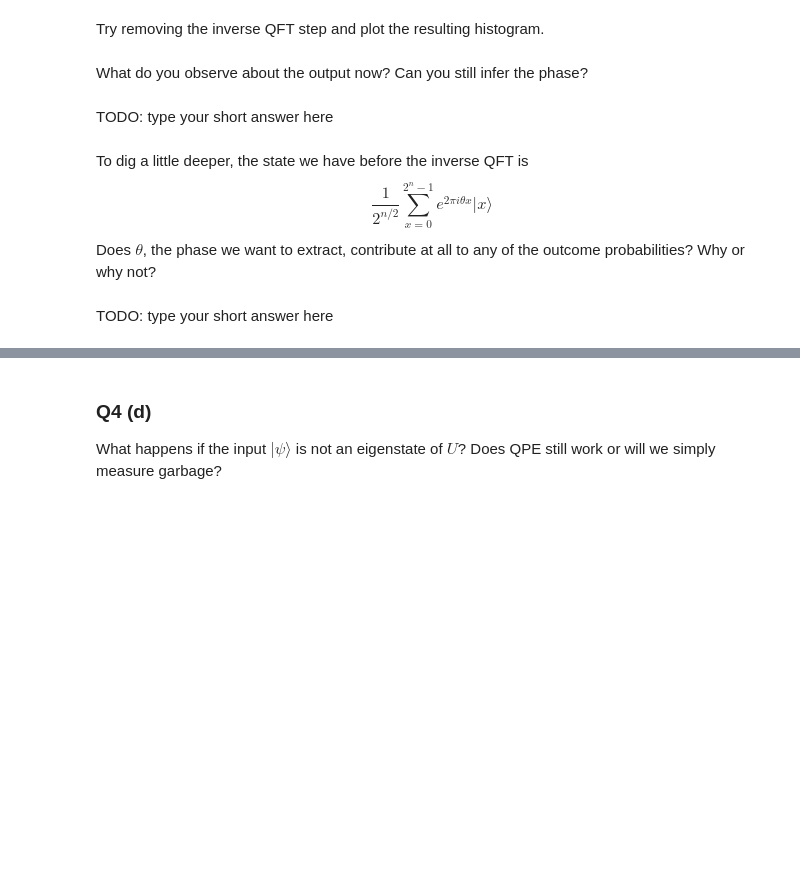
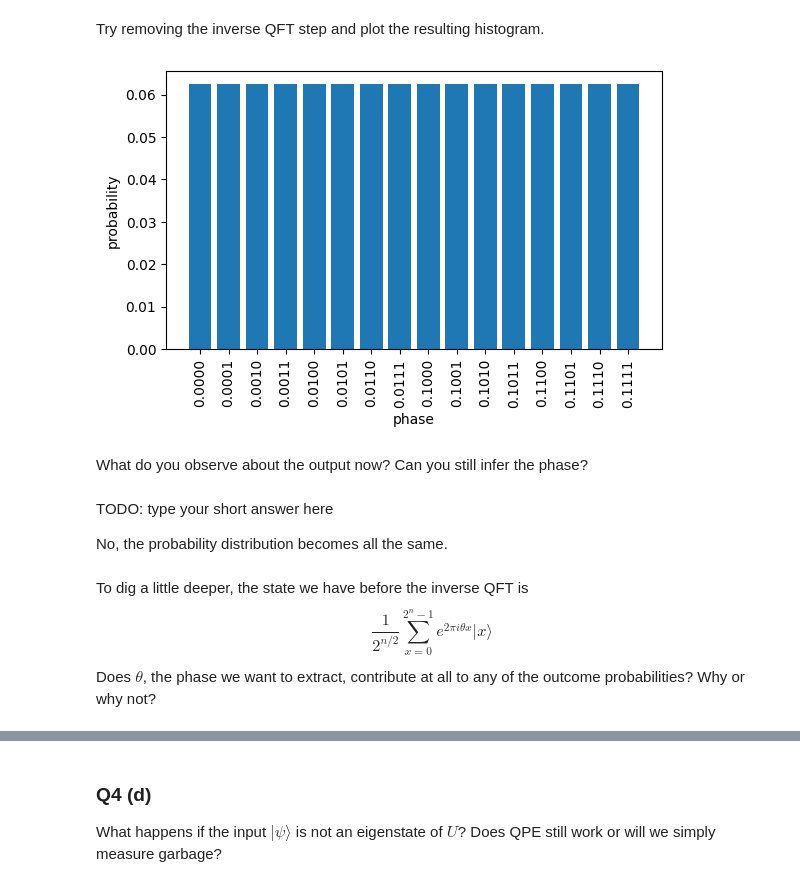
Before and after one commit to Huaiyuan-Jing/Quantum_Algorithm, a Jupyter notebook: CS639/HW3/Copy_of_Copy_of_CS_639_Homework_3.ipynb, the cells around one changed output, grey strips where cells are left out. Saved outputs shown, nothing was run; the diff lists cells and outputs as text; code cells hidden in the pictures; blank space fills up the shorter version.

```diff
--- a/CS639/HW3/Copy_of_Copy_of_CS_639_Homework_3.ipynb
+++ b/CS639/HW3/Copy_of_Copy_of_CS_639_Homework_3.ipynb
@@ -708,8 +721,41 @@ Try removing the inverse QFT step and plot the resulting histogram.
+# %%
+# Insert code here to plot histogram after removing inverse QFT
+dev = qml.device("default.qubit")
+
+@qml.qnode(dev)
+def circuit_qpe(estimation_wires):
+    # initialize to state |1>
+    qml.PauliX(wires=0)
+
+    for wire in estimation_wires:
+        qml.Hadamard(wires=wire)
+
+    qml.ControlledSequence(U(wires=0), control=estimation_wires)
+
+    return qml.probs(wires=estimation_wires)
+
+import matplotlib.pyplot as plt
+
+estimation_wires = range(1, 5)
+
+results = circuit_qpe(estimation_wires)
+
+bit_strings = [f"0.{x:0{len(estimation_wires)}b}" for x in range(len(results))]
+
+plt.bar(bit_strings, results)
+plt.xlabel("phase")
+plt.ylabel("probability")
+plt.xticks(rotation="vertical")
+plt.subplots_adjust(bottom=0.3)
+
+plt.show()
+# %% [output]
+[figure, added]
 # %% [markdown]
 What do you observe about the output now? Can you still infer the phase?
 # %% [markdown]
 TODO: type your short answer here
+
+No, the probability distribution becomes all the same.
 # %% [markdown]
 To dig a little deeper, the state we have before the inverse QFT is $$\frac{1}{2^{n/2}}\sum_{x=0}^{2^n-1}e^{2\pi i \theta x}|x\rangle$$ Does $\theta$, the phase we want to extract, contribute at all to any of the outcome probabilities? Why or why not?
-# %% [markdown]
-TODO: type your short answer here
```
Also changed, not shown: parts of 17 cells of this notebook.
